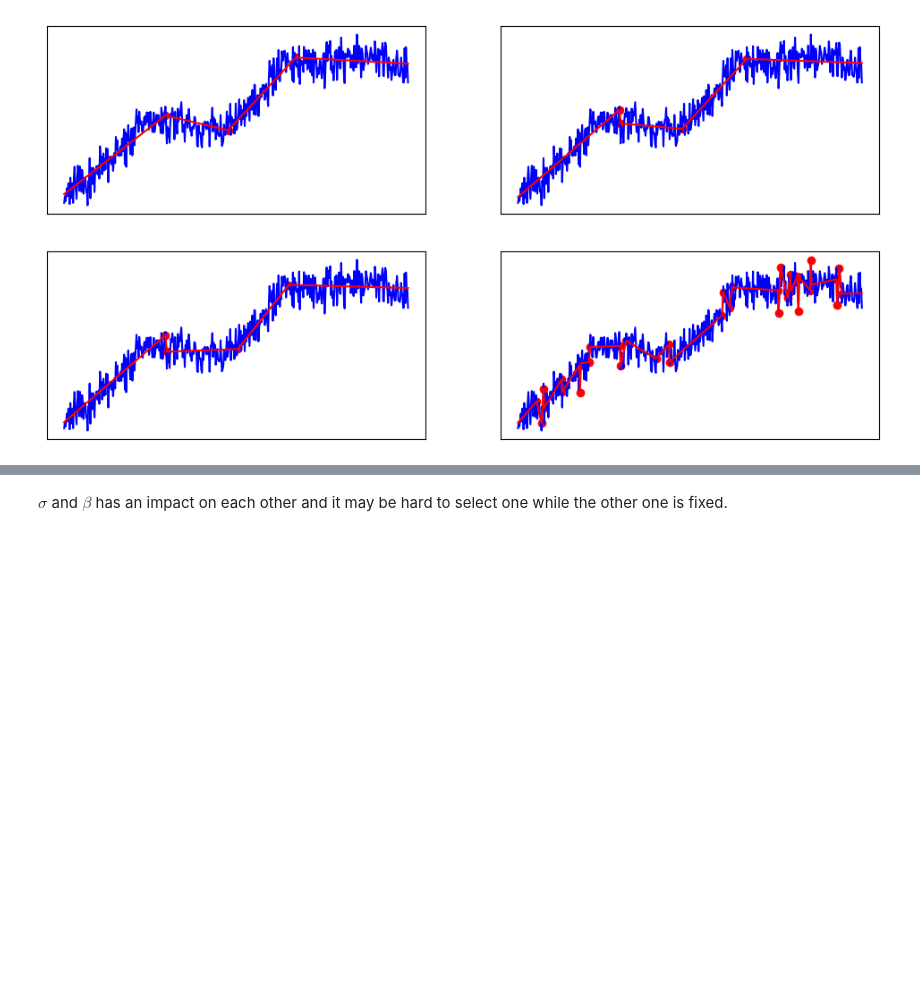
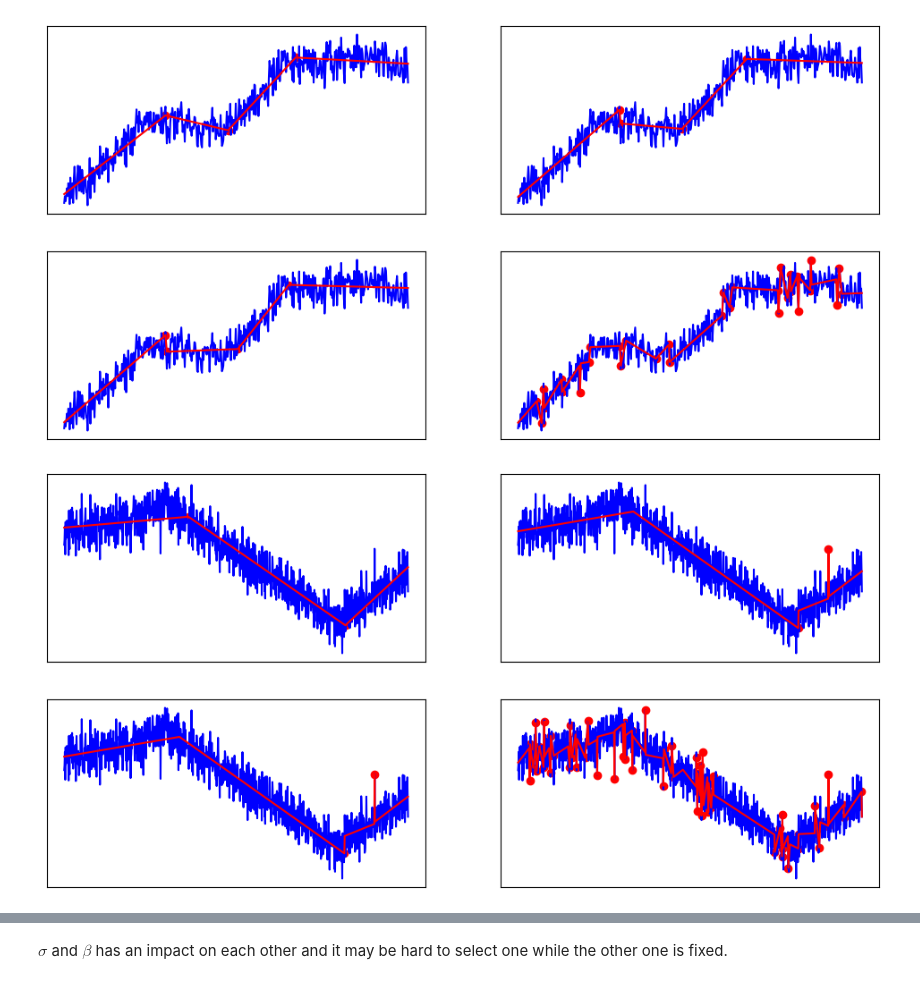
Before and after one commit to QMoayedpour/CPD_MVA, a Jupyter notebook: ntbk/main.ipynb, the cells around one changed output, grey strips where cells are left out. Cells and saved outputs as stored; diff of their text form; code cells hidden in the pictures; blank space fills up the shorter version.

```diff
--- a/ntbk/main.ipynb
+++ b/ntbk/main.ipynb
@@ -53,0 +54,20 @@ y = generate_process(T=1000, k=5, sigma=true_sigma, scale=2)
+# %%
+fig, axs = plt.subplots(2, 2, figsize=(12, 6))
+
+sigmas = [np.std(np.diff(y)), median_abs_deviation(np.diff(y)), true_sigma, true_sigma*0.65]
+h = LogCost(1)
+dict_ = {0: (0,0), 1: (0,1), 2: (1,0), 3: (1,1)}
+
+for i, sigma in enumerate(sigmas):
+
+    detector = CPOP(y, sigma=sigma, h=h, beta= 1*np.log(len(y)))
+    detector.run()
+
+    detector.compute_approx_and_plot(stride=20, verbose=False)
+    axs[dict_[i][0], dict_[i][1]].plot( detector.y, color='blue')
+    axs[dict_[i][0], dict_[i][1]].plot(detector.approx, c="r")
+    axs[dict_[i][0], dict_[i][1]].scatter(np.arange(0, len(detector.y))[detector.ckpts[1:-1]], detector.approx[detector.ckpts[1:-1]],c="r")
+    axs[dict_[i][0], dict_[i][1]].set_xticks([])
+    axs[dict_[i][0], dict_[i][1]].set_yticks([])
+# %% [output]
+[figure, added]
```
Also changed, not shown: parts of 10 cells of this notebook, 1 other file.
